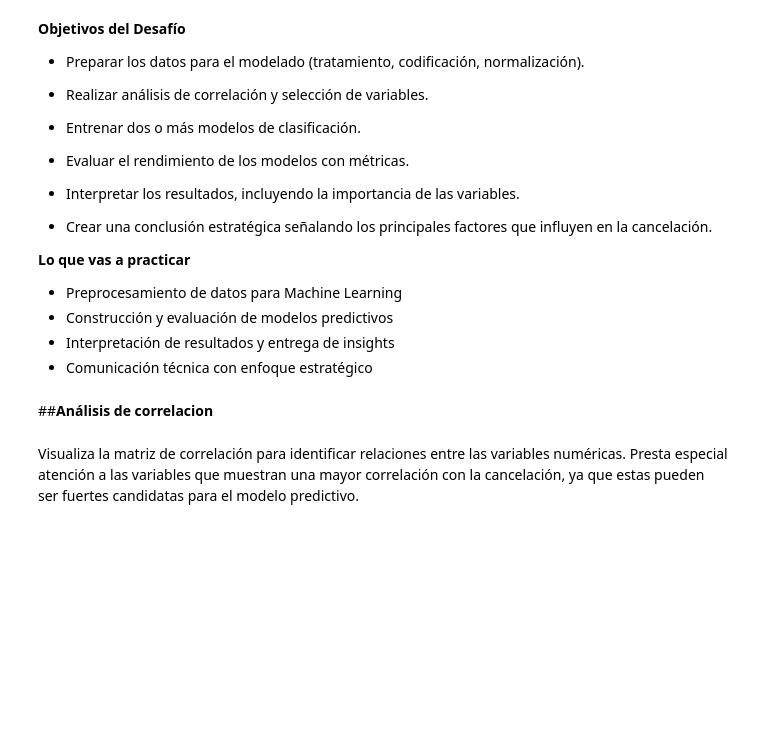
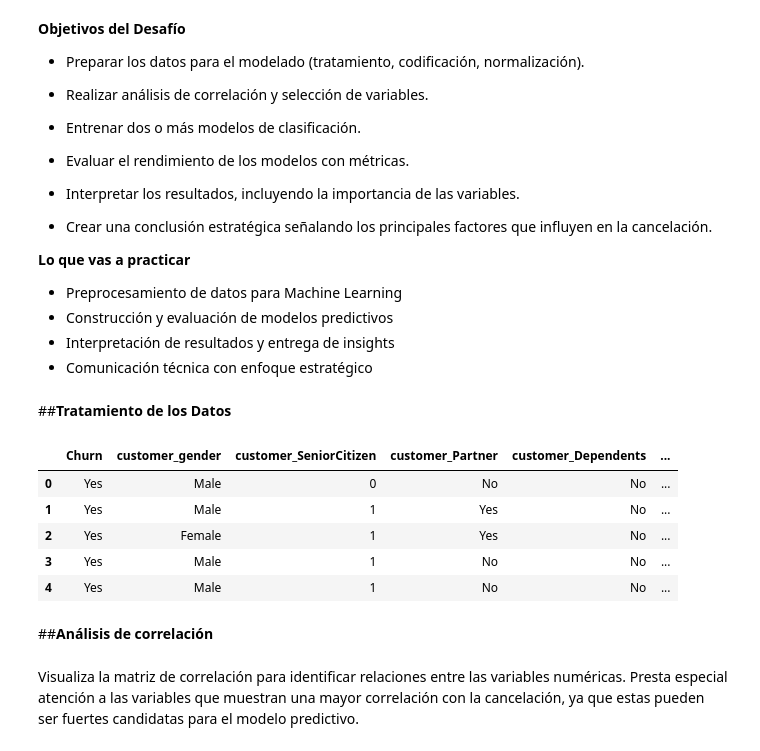
Before and after one commit to Nore-gibhub/Challenge3_TelecomX_part2, a Jupyter notebook: challenge3.ipynb, the cells around one changed output. Drawn from its saved outputs; the diff is of its cells as text; code cells hidden in the pictures; blank space fills up the shorter version.

```diff
--- a/challenge3.ipynb
+++ b/challenge3.ipynb
@@ -58,3 +58,17 @@ memory usage: 1.7+ MB
 *  Construcción y evaluación de modelos predictivos
 *  Interpretación de resultados y entrega de insights
 *  Comunicación técnica con enfoque estratégico
+# %% [markdown]
+##**Tratamiento de los Datos**
+# %%
+#Eliminando Columnas que no aportan Valor
+
+df_datos.drop(['customerID','account_PaperlessBilling','account_PaymentMethod'],axis=1,inplace=True)
+df_datos.head()
+# %% [output]
+|  | Churn | customer_gender | customer_SeniorCitizen | customer_Partner | customer_Dependents | ... |
+| 0 | Yes | Male | 0 | No | No | ... |
+| 1 | Yes | Male | 1 | Yes | No | ... |
+| 2 | Yes | Female | 1 | Yes | No | ... |
+| 3 | Yes | Male | 1 | No | No | ... |
+| 4 | Yes | Male | 1 | No | No | ... |
@@ -61,5 +77,5 @@ memory usage: 1.7+ MB
 # %% [markdown]
-##**Análisis de correlacion**
+##**Análisis de correlación**
 # %% [markdown]
 
 
```
Also changed, not shown: parts of 1 cell of this notebook.
